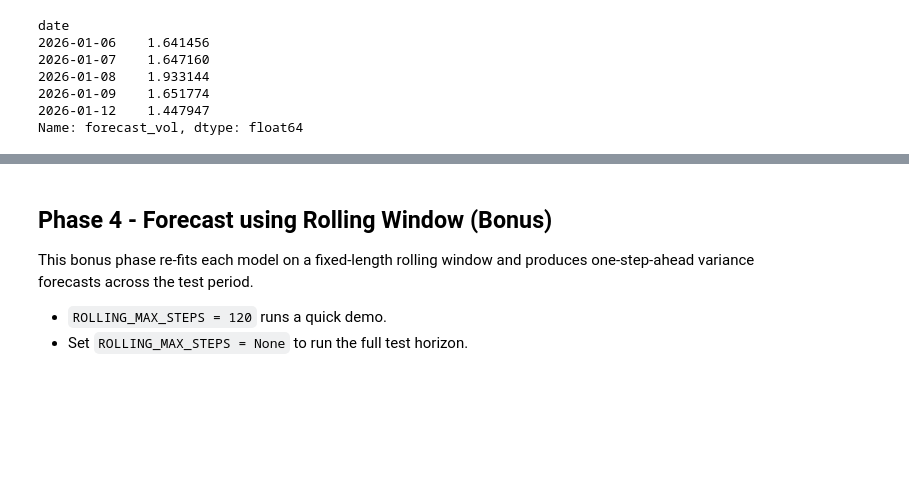
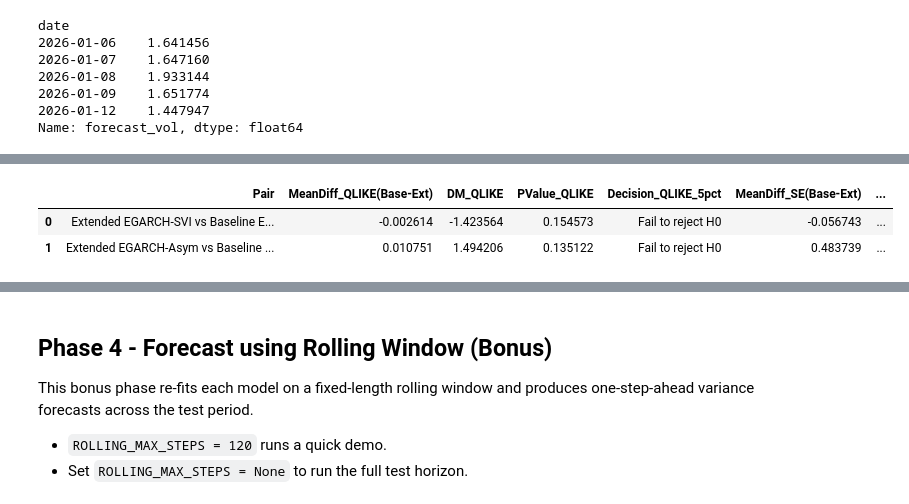
Before and after one commit to ngvthoang/PROJECT_TimeSeries, a Jupyter notebook: model.ipynb, the cells around one changed output, grey strips where cells are left out. Drawn from its saved outputs; the diff is of its cells as text; code cells hidden in the pictures; blank space fills up the shorter version.

Commit message:
add DM test n improve target algo

```diff
--- a/model.ipynb
+++ b/model.ipynb
@@ -658,0 +659,86 @@ Best by QLIKE: Baseline EGARCH(1,1)
+# %%
+# 5b) Diebold-Mariano test: Extended models vs Baseline EGARCH
+
+from scipy import stats
+
+
+def qlike_loss_series(actual: pd.Series, forecast: pd.Series, eps: float = EPS) -> pd.Series:
+    aligned_actual, aligned_forecast = actual.align(forecast, join="inner")
+    aligned_actual = aligned_actual.clip(lower=eps)
+    aligned_forecast = aligned_forecast.clip(lower=eps)
+    return aligned_actual / aligned_forecast - np.log(aligned_actual / aligned_forecast) - 1.0
+
+
+def se_loss_series(actual: pd.Series, forecast: pd.Series) -> pd.Series:
+    aligned_actual, aligned_forecast = actual.align(forecast, join="inner")
+    return (aligned_actual - aligned_forecast) ** 2
+
+
+def dm_test(loss_model_a: pd.Series, loss_model_b: pd.Series, hac_lags: int = 5) -> dict:
+    aligned_a, aligned_b = loss_model_a.align(loss_model_b, join="inner")
+    d = (aligned_b - aligned_a).dropna()  # H0: E[d] = 0; d>0 implies model A has lower loss.
+    n = len(d)
+    if n <= 1:
+        return {"n": n, "dm_stat": np.nan, "p_value": np.nan, "mean_loss_diff": np.nan}
+
+    d_values = d.to_numpy(dtype=float)
+    d_mean = float(np.mean(d_values))
+    d_centered = d_values - d_mean
+
+    lag_max = max(0, min(int(hac_lags), n - 1))
+    long_run_var = float(np.mean(d_centered * d_centered))
+    for lag in range(1, lag_max + 1):
+        gamma_lag = float(np.mean(d_centered[lag:] * d_centered[:-lag]))
+        weight = 1.0 - lag / (lag_max + 1.0)
+        long_run_var += 2.0 * weight * gamma_lag
+
+    long_run_var = max(long_run_var, np.finfo(float).eps)
+    dm_stat = d_mean / np.sqrt(long_run_var / n)
+    p_value = 2.0 * (1.0 - stats.norm.cdf(abs(dm_stat)))
+
+    return {
+        "n": n,
+        "dm_stat": float(dm_stat),
+        "p_value": float(p_value),
+        "mean_loss_diff": d_mean,
+    }
+
+
+comparison_pairs = [
+    ("Extended EGARCH-SVI", f_extended_svi, "Baseline EGARCH(1,1)", f_baseline_egarch),
+    ("Extended EGARCH-Asym", f_extended_asym, "Baseline EGARCH(1,1)", f_baseline_egarch),
+]
+
+dm_rows = []
+for extended_name, extended_fcst, baseline_name, baseline_fcst in comparison_pairs:
+    qlike_dm = dm_test(
+        loss_model_a=qlike_loss_series(actual_vol, extended_fcst),
+        loss_model_b=qlike_loss_series(actual_vol, baseline_fcst),
+        hac_lags=5,
+    )
+    se_dm = dm_test(
+        loss_model_a=se_loss_series(actual_vol, extended_fcst),
+        loss_model_b=se_loss_series(actual_vol, baseline_fcst),
+        hac_lags=5,
+    )
+
+    dm_rows.append(
+        {
+            "Pair": f"{extended_name} vs {baseline_name}",
+            "MeanDiff_QLIKE(Base-Ext)": qlike_dm["mean_loss_diff"],
+            "DM_QLIKE": qlike_dm["dm_stat"],
+            "PValue_QLIKE": qlike_dm["p_value"],
+            "Decision_QLIKE_5pct": decision_text(qlike_dm["p_value"]),
+            "MeanDiff_SE(Base-Ext)": se_dm["mean_loss_diff"],
+            "DM_SE": se_dm["dm_stat"],
+            "PValue_SE": se_dm["p_value"],
+            "Decision_SE_5pct": decision_text(se_dm["p_value"]),
+            "N": qlike_dm["n"],
+        }
+    )
+
+dm_results = pd.DataFrame(dm_rows)
+print("Diebold-Mariano test (HAC/Newey-West, lag=5)")
+print("Interpretation: MeanDiff > 0 implies extended model has lower loss than baseline EGARCH.")
+display(dm_results)
+# %% [output]
@@ -659,3 +747,6 @@ Best by QLIKE: Baseline EGARCH(1,1)
+|  | Pair | MeanDiff_QLIKE(Base-Ext) | DM_QLIKE | PValue_QLIKE | Decision_QLIKE_5pct | MeanDiff_SE(Base-Ext) | ... |
+| 0 | Extended EGARCH-SVI vs Baseline E... | -0.002614 | -1.423564 | 0.154573 | Fail to reject H0 | -0.056743 | ... |
+| 1 | Extended EGARCH-Asym vs Baseline ... | 0.010751 | 1.494206 | 0.135122 | Fail to reject H0 | 0.483739 | ... |
 # %%
 # 6) Plot actual vs forecasted volatility
 
```
Also changed, not shown: parts of 11 cells of this notebook, 3 other files.
